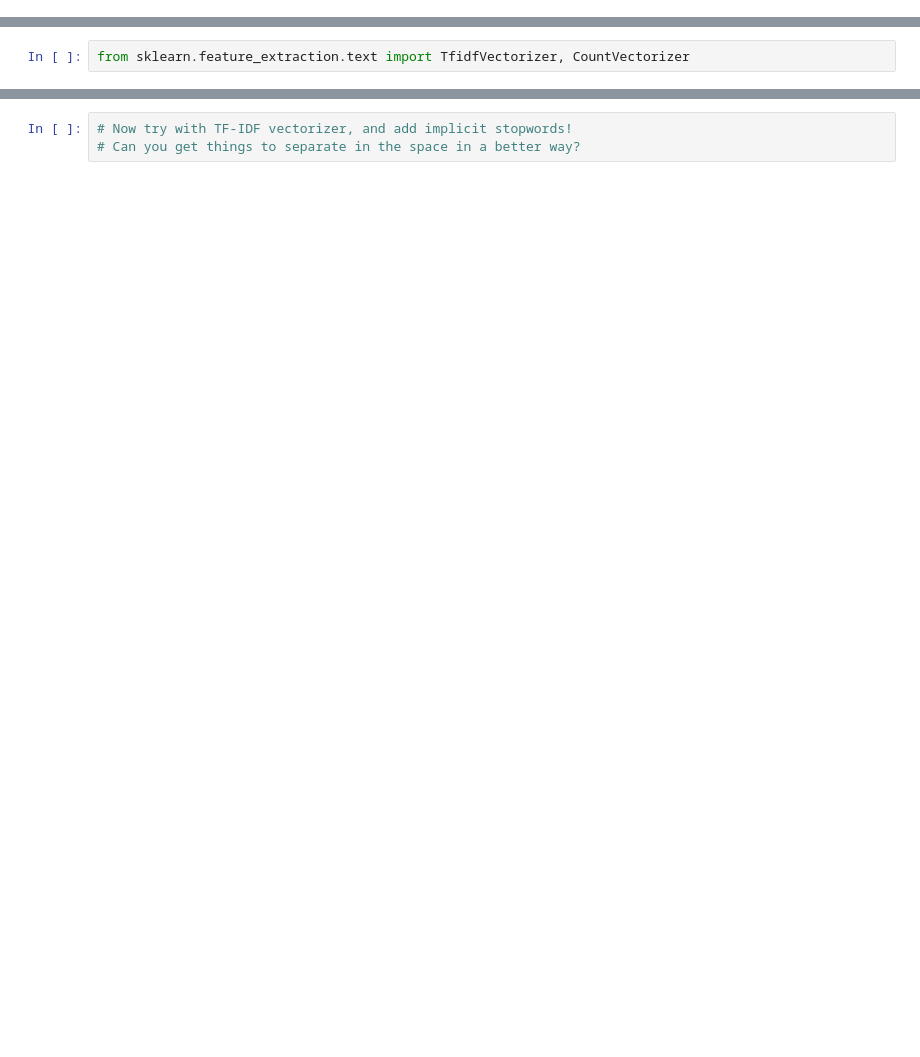
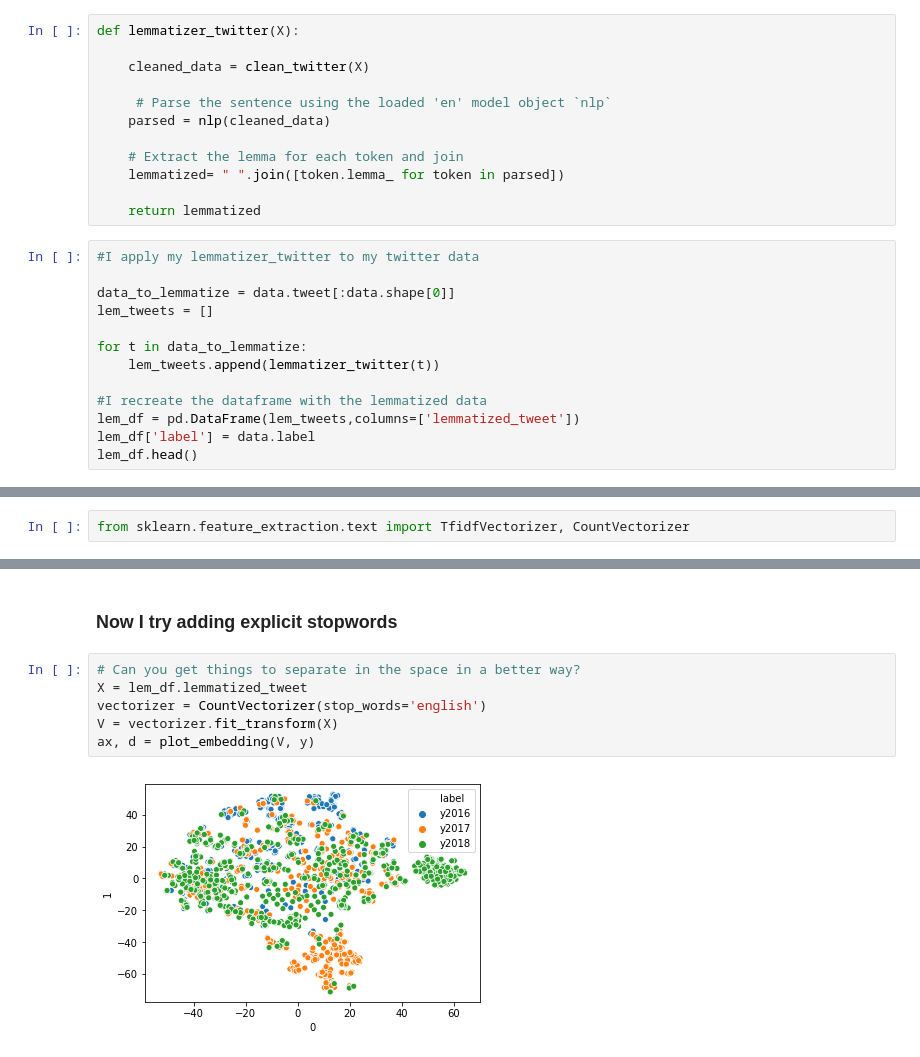
Before and after one commit to nandanrao/text-mining, a Jupyter notebook: exercise-1.ipynb, the cells around one changed output, grey strips where cells are left out. Drawn from its saved outputs; the diff is of its cells as text; blank space fills up the shorter version.

```diff
--- a/exercise-1.ipynb
+++ b/exercise-1.ipynb
@@ -37,0 +87,25 @@ X.map(clean_twitter)
+# %%
+def lemmatizer_twitter(X):
+
+    cleaned_data = clean_twitter(X)
+
+     # Parse the sentence using the loaded 'en' model object `nlp`
+    parsed = nlp(cleaned_data)
+
+    # Extract the lemma for each token and join
+    lemmatized= " ".join([token.lemma_ for token in parsed])
+
+    return lemmatized
+# %%
+#I apply my lemmatizer_twitter to my twitter data
+
+data_to_lemmatize = data.tweet[:data.shape[0]]
+lem_tweets = []
+
+for t in data_to_lemmatize:
+    lem_tweets.append(lemmatizer_twitter(t))
+
+#I recreate the dataframe with the lemmatized data
+lem_df = pd.DataFrame(lem_tweets,columns=['lemmatized_tweet'])
+lem_df['label'] = data.label
+lem_df.head()
@@ -53,3 +154,10 @@ ax, d = plot_embedding(V, y)
+# %% [markdown]
+### Now I try adding explicit stopwords
 # %%
-# Now try with TF-IDF vectorizer, and add implicit stopwords!
 # Can you get things to separate in the space in a better way?
+X = lem_df.lemmatized_tweet
+vectorizer = CountVectorizer(stop_words='english')
+V = vectorizer.fit_transform(X)
+ax, d = plot_embedding(V, y)
+# %% [output]
+[figure, added]
```
Also changed, not shown: parts of 19 cells of this notebook.
